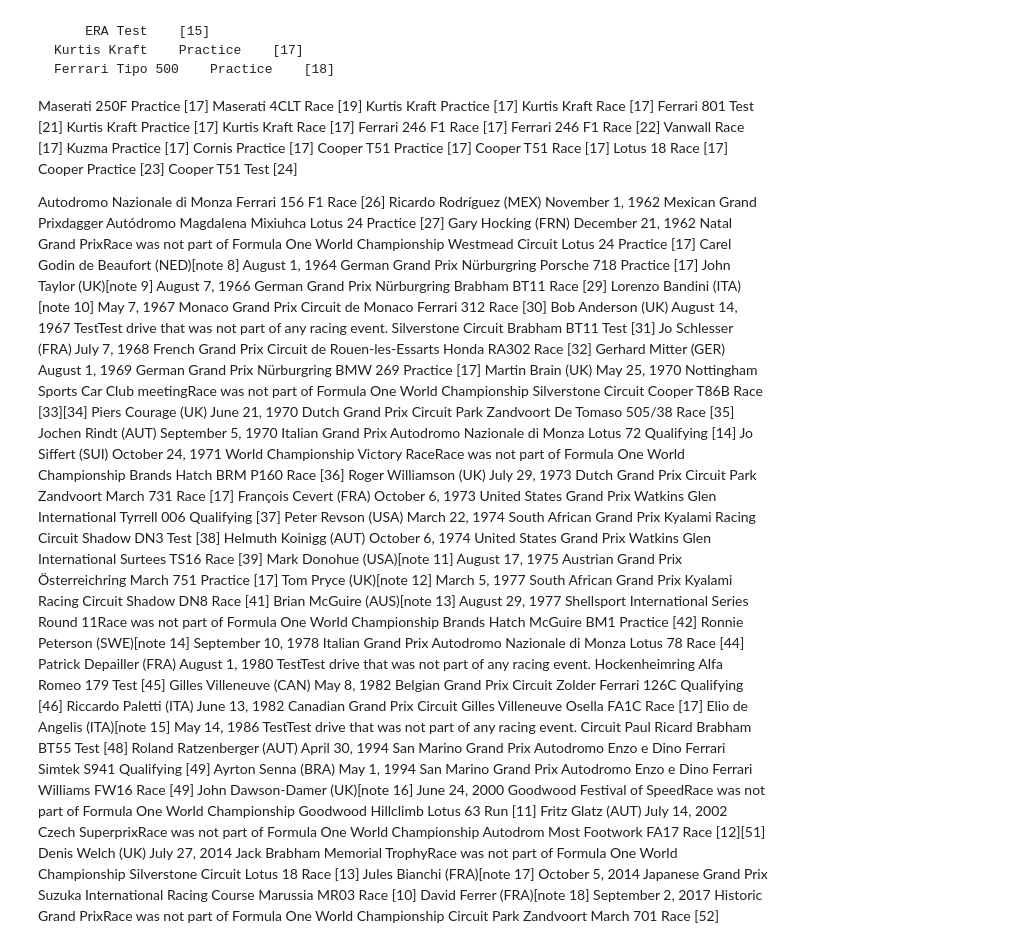
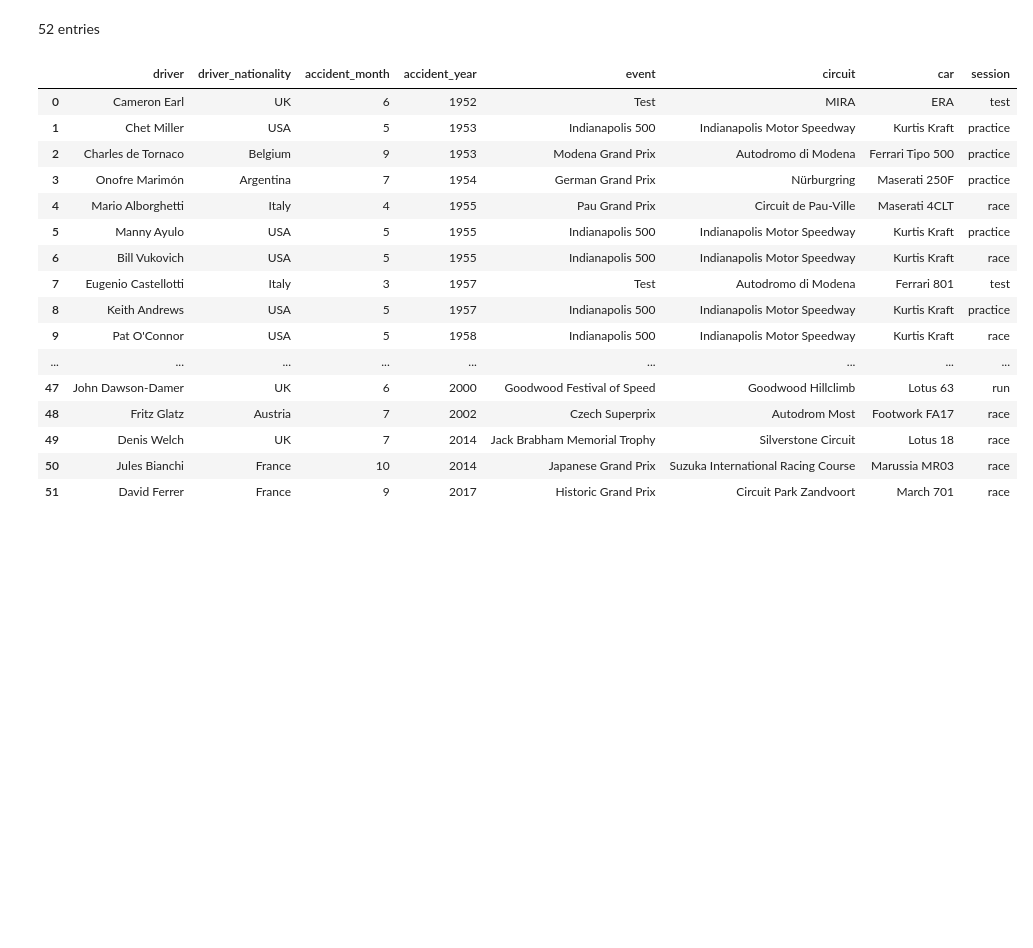
Before and after one commit to catstacks/TDADSBootcamp, a Jupyter notebook: f1crashes.ipynb, the cells around one changed output. Drawn from its saved outputs; the diff is of its cells as text; code cells hidden in the pictures; blank space fills up the shorter version.

```diff
--- a/f1crashes.ipynb
+++ b/f1crashes.ipynb
@@ -11,6 +11,8 @@ from geopandas import GeoDataFrame as gdf
 import plotly.express as px
 import geoplot
 import mapclassify
+# %% [markdown]
+52 entries
 # %%
 crash_data = {'driver': ['Cameron Earl', 'Chet Miller', 'Charles de Tornaco', 'Onofre Marimón', 'Mario Alborghetti', 'Manny Ayulo', 'Bill Vukovich', 'Eugenio Castellotti',' Keith Andrews', "Pat O'Connor", 'Luigi Musso', 'Peter Collins', 'Stuart Lewis-Evans', "Jerry Unser Jr.", 'Bob Cortner', 'Harry Schell', 'Chris Bristow', 'Alan Stacey', 'Shane Summers', 'Giulio Cabianca',  'Wolfgang von Trips', 'Ricardo Rodríguez', 'Gary Hocking', 'Carel Godin de Beaufort', 'John Taylor', 'Lorenzo Bandini', 'Bob Anderson', 'Jo Schlesser', 'Gerhard Mitter', 'Martin Brain', 'Piers Courage', 'Jochen Rindt', 'Jo Siffert', 'Roger Williamson', 'François Cevert', 'Peter Revson', 'Helmuth Koinigg', 'Mark Donohue', 'Tom Pryce', 'Brian McGuire', 'Ronnie Peterson', 'Patrick Depailler',' Gilles Villeneuve', 'Riccardo Paletti', 'Elio de Angelis', 'Roland Ratzenberger', 'Ayrton Senna', 'John Dawson-Damer', 'Fritz Glatz', 'Denis Welch', 'Jules Bianchi', 'David Ferrer'],
 'driver_nationality': ['UK', 'USA', 'Belgium', 'Argentina', 'Italy', 'USA', 'USA', 'Italy', 'USA', 'USA', 'Italy', 'UK', 'UK', 'USA', 'USA', 'USA', 'UK', 'UK', 'UK', 'Italy', 'Germany', 'Mexico', 'France', 'Netherlands', 'UK', 'Italy', 'UK', 'France', 'Germany', 'UK', 'UK', 'Austria', 'Switzerland', 'UK', 'France', 'USA', 'Austria', 'USA', 'UK', 'Australia', 'Sweden', 'France', 'Canada', 'Italy', 'Italy', 'Austria', 'Brazil', 'UK', 'Austria', 'UK', 'France', 'France'],
@@ -45,54 +27,20 @@ df = pd.DataFrame(data=crash_data)
-# %% [markdown]
-		ERA	Test	[15]
-	Kurtis Kraft	Practice	[17]
- 	Ferrari Tipo 500	Practice	[18]
-Maserati 250F	Practice	[17]
-	Maserati 4CLT	Race	[19]
- 		Kurtis Kraft	Practice	[17]
- 		Kurtis Kraft	Race	[17]
- 	Ferrari 801	Test	[21]
- 		Kurtis Kraft	Practice	[17]
- 		Kurtis Kraft	Race	[17]
- 	Ferrari 246 F1	Race	[17]
- 	Ferrari 246 F1	Race	[22]
- 		Vanwall	Race	[17]
- 		Kuzma	Practice	[17]
-		Cornis	Practice	[17]
- 		Cooper T51	Practice	[17]
-		Cooper T51	Race	[17]
-		Lotus 18	Race	[17]
-		Cooper	Practice	[23]
-		Cooper T51	Test	[24]
-
-Autodromo Nazionale di Monza	Ferrari 156 F1	Race	[26]
- Ricardo Rodríguez (MEX)	November 1, 1962	Mexican Grand Prixdagger	Autódromo Magdalena Mixiuhca	Lotus 24	Practice	[27]
- Gary Hocking (FRN)	December 21, 1962	Natal Grand PrixRace was not part of Formula One World Championship	Westmead Circuit	Lotus 24	Practice	[17]
- Carel Godin de Beaufort (NED)[note 8]	August 1, 1964	German Grand Prix	Nürburgring	Porsche 718	Practice	[17]
- John Taylor (UK)[note 9]	August 7, 1966	German Grand Prix	Nürburgring	Brabham BT11	Race	[29]
- Lorenzo Bandini (ITA)[note 10]	May 7, 1967	Monaco Grand Prix	Circuit de Monaco	Ferrari 312	Race	[30]
- Bob Anderson (UK)	August 14, 1967	TestTest drive that was not part of any racing event.	Silverstone Circuit	Brabham BT11	Test	[31]
- Jo Schlesser (FRA)	July 7, 1968	French Grand Prix	Circuit de Rouen-les-Essarts	Honda RA302	Race	[32]
- Gerhard Mitter (GER)	August 1, 1969	German Grand Prix	Nürburgring	BMW 269	Practice	[17]
- Martin Brain (UK)	May 25, 1970	Nottingham Sports Car Club meetingRace was not part of Formula One World Championship	Silverstone Circuit	Cooper T86B	Race	[33][34]
- Piers Courage (UK)	June 21, 1970	Dutch Grand Prix	Circuit Park Zandvoort	De Tomaso 505/38	Race	[35]
- Jochen Rindt (AUT)	September 5, 1970	Italian Grand Prix	Autodromo Nazionale di Monza	Lotus 72	Qualifying	[14]
- Jo Siffert (SUI)	October 24, 1971	World Championship Victory RaceRace was not part of Formula One World Championship	Brands Hatch	BRM P160	Race	[36]
- Roger Williamson (UK)	July 29, 1973	Dutch Grand Prix	Circuit Park Zandvoort	March 731	Race	[17]
- François Cevert (FRA)	October 6, 1973	United States Grand Prix	Watkins Glen International	Tyrrell 006	Qualifying	[37]
- Peter Revson (USA)	March 22, 1974	South African Grand Prix	Kyalami Racing Circuit	Shadow DN3	Test	[38]
- Helmuth Koinigg (AUT)	October 6, 1974	United States Grand Prix	Watkins Glen International	Surtees TS16	Race	[39]
- Mark Donohue (USA)[note 11]	August 17, 1975	Austrian Grand Prix	Österreichring	March 751	Practice	[17]
- Tom Pryce (UK)[note 12]	March 5, 1977	South African Grand Prix	Kyalami Racing Circuit	Shadow DN8	Race	[41]
- Brian McGuire (AUS)[note 13]	August 29, 1977	Shellsport International Series Round 11Race was not part of Formula One World Championship	Brands Hatch	McGuire BM1	Practice	[42]
- Ronnie Peterson (SWE)[note 14]	September 10, 1978	Italian Grand Prix	Autodromo Nazionale di Monza	Lotus 78	Race	[44]
- Patrick Depailler (FRA)	August 1, 1980	TestTest drive that was not part of any racing event.	Hockenheimring	Alfa Romeo 179	Test	[45]
- Gilles Villeneuve (CAN)	May 8, 1982	Belgian Grand Prix	Circuit Zolder	Ferrari 126C	Qualifying	[46]
- Riccardo Paletti (ITA)	June 13, 1982	Canadian Grand Prix	Circuit Gilles Villeneuve	Osella FA1C	Race	[17]
- Elio de Angelis (ITA)[note 15]	May 14, 1986	TestTest drive that was not part of any racing event.	Circuit Paul Ricard	Brabham BT55	Test	[48]
- Roland Ratzenberger (AUT)	April 30, 1994	San Marino Grand Prix	Autodromo Enzo e Dino Ferrari	Simtek S941	Qualifying	[49]
- Ayrton Senna (BRA)	May 1, 1994	San Marino Grand Prix	Autodromo Enzo e Dino Ferrari	Williams FW16	Race	[49]
- John Dawson-Damer (UK)[note 16]	June 24, 2000	Goodwood Festival of SpeedRace was not part of Formula One World Championship	Goodwood Hillclimb	Lotus 63	Run	[11]
- Fritz Glatz (AUT)	July 14, 2002	Czech SuperprixRace was not part of Formula One World Championship	Autodrom Most	Footwork FA17	Race	[12][51]
- Denis Welch (UK)	July 27, 2014	Jack Brabham Memorial TrophyRace was not part of Formula One World Championship	Silverstone Circuit	Lotus 18	Race	[13]
- Jules Bianchi (FRA)[note 17]	October 5, 2014	Japanese Grand Prix	Suzuka International Racing Course	Marussia MR03	Race	[10]
- David Ferrer (FRA)[note 18]	September 2, 2017	Historic Grand PrixRace was not part of Formula One World Championship	Circuit Park Zandvoort	March 701	Race	[52]
+# %%
+crash_df
+# %% [output]
+|  | driver | driver_nationality | accident_month | accident_year | event | circuit | car | session |
+| 0 | Cameron Earl | UK | 6 | 1952 | Test | MIRA | ERA | test |
+| 1 | Chet Miller | USA | 5 | 1953 | Indianapolis 500 | Indianapolis Motor Speedway | Kurtis Kraft | practice |
+| 2 | Charles de Tornaco | Belgium | 9 | 1953 | Modena Grand Prix | Autodromo di Modena | Ferrari Tipo 500 | practice |
+| 3 | Onofre Marimón | Argentina | 7 | 1954 | German Grand Prix | Nürburgring | Maserati 250F | practice |
+| 4 | Mario Alborghetti | Italy | 4 | 1955 | Pau Grand Prix | Circuit de Pau-Ville | Maserati 4CLT | race |
+| 5 | Manny Ayulo | USA | 5 | 1955 | Indianapolis 500 | Indianapolis Motor Speedway | Kurtis Kraft | practice |
+| 6 | Bill Vukovich | USA | 5 | 1955 | Indianapolis 500 | Indianapolis Motor Speedway | Kurtis Kraft | race |
+| 7 | Eugenio Castellotti | Italy | 3 | 1957 | Test | Autodromo di Modena | Ferrari 801 | test |
+| 8 | Keith Andrews | USA | 5 | 1957 | Indianapolis 500 | Indianapolis Motor Speedway | Kurtis Kraft | practice |
+| 9 | Pat O'Connor | USA | 5 | 1958 | Indianapolis 500 | Indianapolis Motor Speedway | Kurtis Kraft | race |
+| ... | ... | ... | ... | ... | ... | ... | ... | ... |
+| 47 | John Dawson-Damer | UK | 6 | 2000 | Goodwood Festival of Speed | Goodwood Hillclimb | Lotus 63 | run |
+| 48 | Fritz Glatz | Austria | 7 | 2002 | Czech Superprix | Autodrom Most | Footwork FA17 | race |
+| 49 | Denis Welch | UK | 7 | 2014 | Jack Brabham Memorial Trophy | Silverstone Circuit | Lotus 18 | race |
+| 50 | Jules Bianchi | France | 10 | 2014 | Japanese Grand Prix | Suzuka International Racing Course | Marussia MR03 | race |
+| 51 | David Ferrer | France | 9 | 2017 | Historic Grand Prix | Circuit Park Zandvoort | March 701 | race |
```
Also changed, not shown: parts of 1 cell of this notebook.
